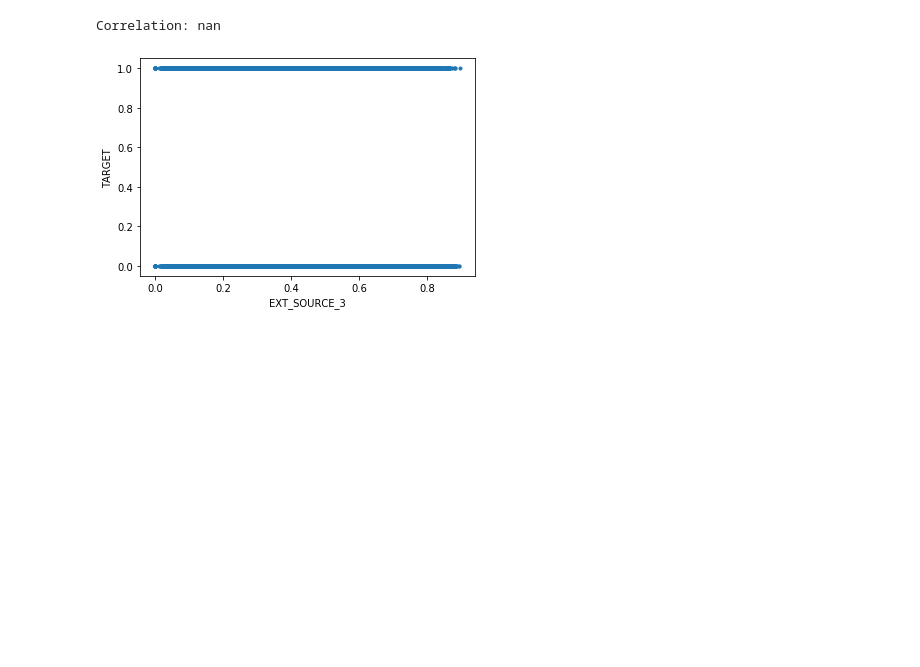
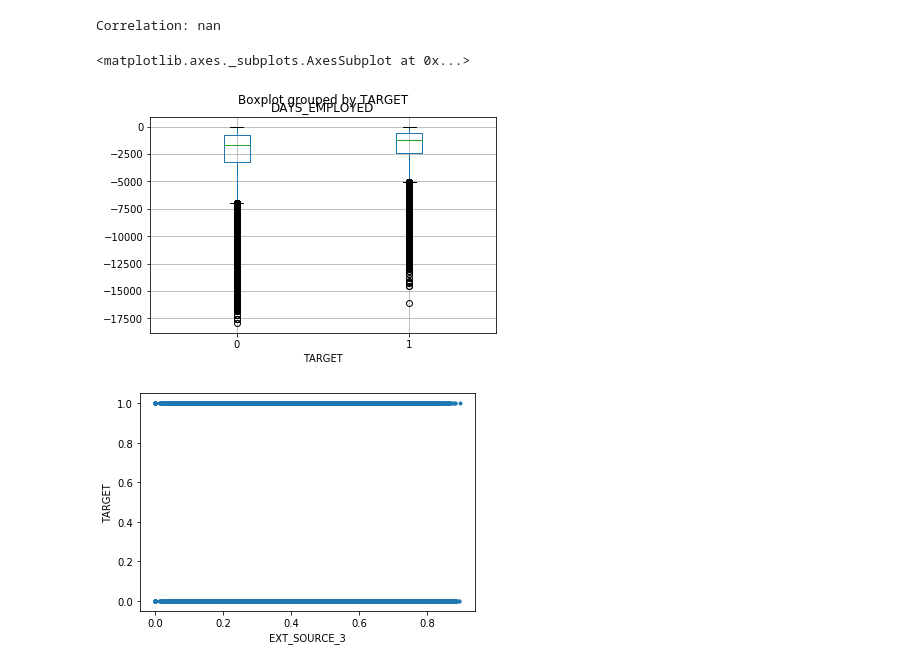
Before and after one commit to jen0719/1st-DL-CVMarathon, a Jupyter notebook: homework/Day_015_HW.ipynb, the cells around one changed output. Cells and saved outputs as stored; diff of their text form; code cells hidden in the pictures; blank space fills up the shorter version.

```diff
--- a/homework/Day_015_HW.ipynb
+++ b/homework/Day_015_HW.ipynb
@@ -133,6 +133,11 @@ print("Correlation: %.4f" % (corr[0][1]))
 # %% [output]
 [figure]
 Correlation: nan
+# %%
+app_train.boxplot(by='TARGET', column='DAYS_EMPLOYED')
+# %% [output]
+<matplotlib.axes._subplots.AxesSubplot at 0x...>
+[figure, added]
 # %%
 # 如果直接畫散布圖 - 看不出任何趨勢或形態
 plt.plot(app_train['EXT_SOURCE_3'], app_train['TARGET'], '.')
```
Also changed, not shown: parts of 1 cell of this notebook.
